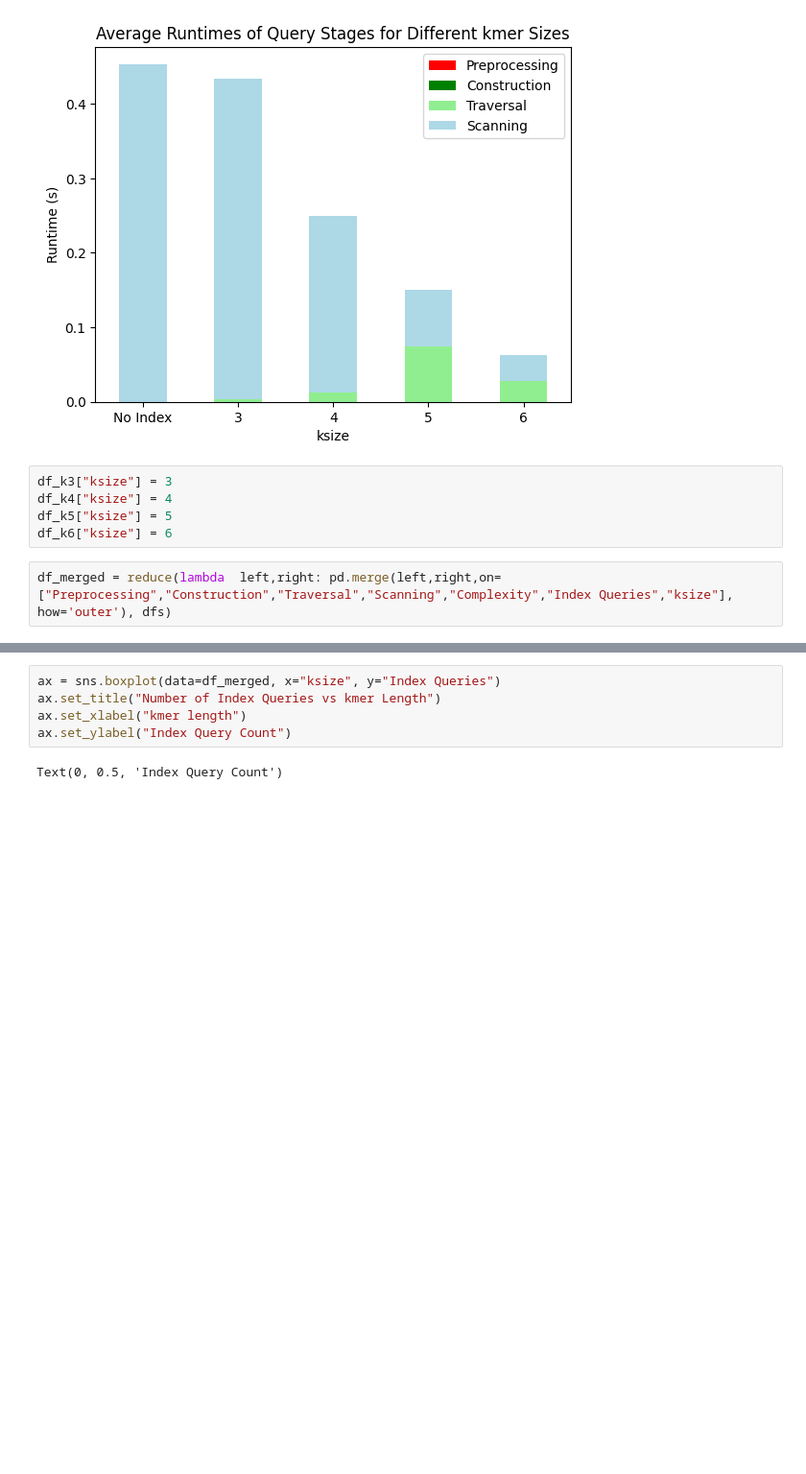
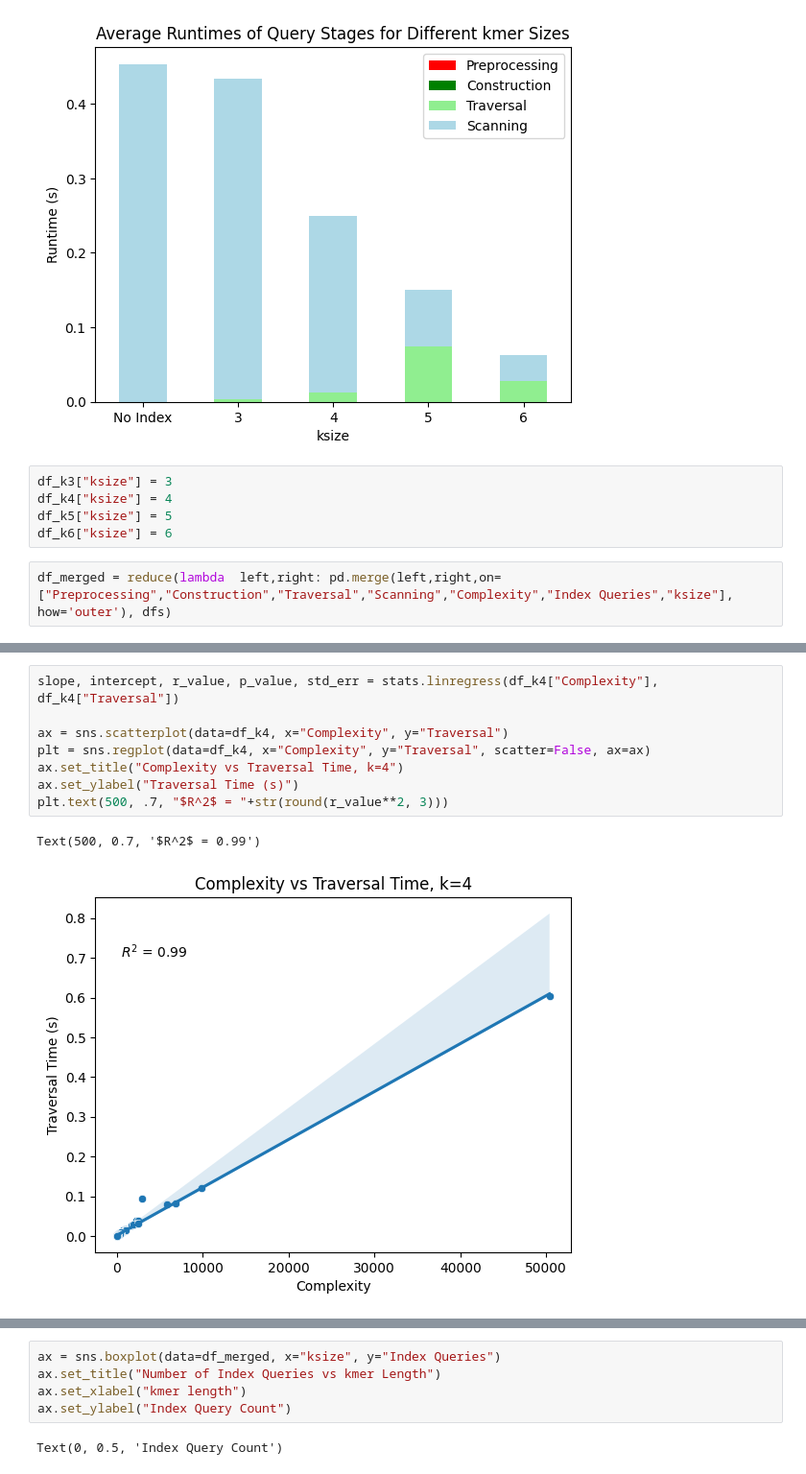
Before and after one commit to remyschwab/tetrex_analysis, a Jupyter notebook: no_cache_runtime_analysis.ipynb, the cells around one changed output, grey strips where cells are left out. Shown at 96% size. Drawn from its saved outputs; the diff is of its cells as text; blank space fills up the shorter version.

```diff
--- a/no_cache_runtime_analysis.ipynb
+++ b/no_cache_runtime_analysis.ipynb
@@ -43,0 +60,11 @@ df_merged = reduce(lambda  left,right: pd.merge(left,right,on=["Preprocessing","
+# %%
+slope, intercept, r_value, p_value, std_err = stats.linregress(df_k4["Complexity"], df_k4["Traversal"])
+
+ax = sns.scatterplot(data=df_k4, x="Complexity", y="Traversal")
+plt = sns.regplot(data=df_k4, x="Complexity", y="Traversal", scatter=False, ax=ax)
+ax.set_title("Complexity vs Traversal Time, k=4")
+ax.set_ylabel("Traversal Time (s)")
+plt.text(500, .7, "$R^2$ = "+str(round(r_value**2, 3)))
+# %% [output]
+Text(500, 0.7, '$R^2$ = 0.99')
+[figure, added]
```
Also changed, not shown: parts of 7 cells of this notebook, 2 other files.
